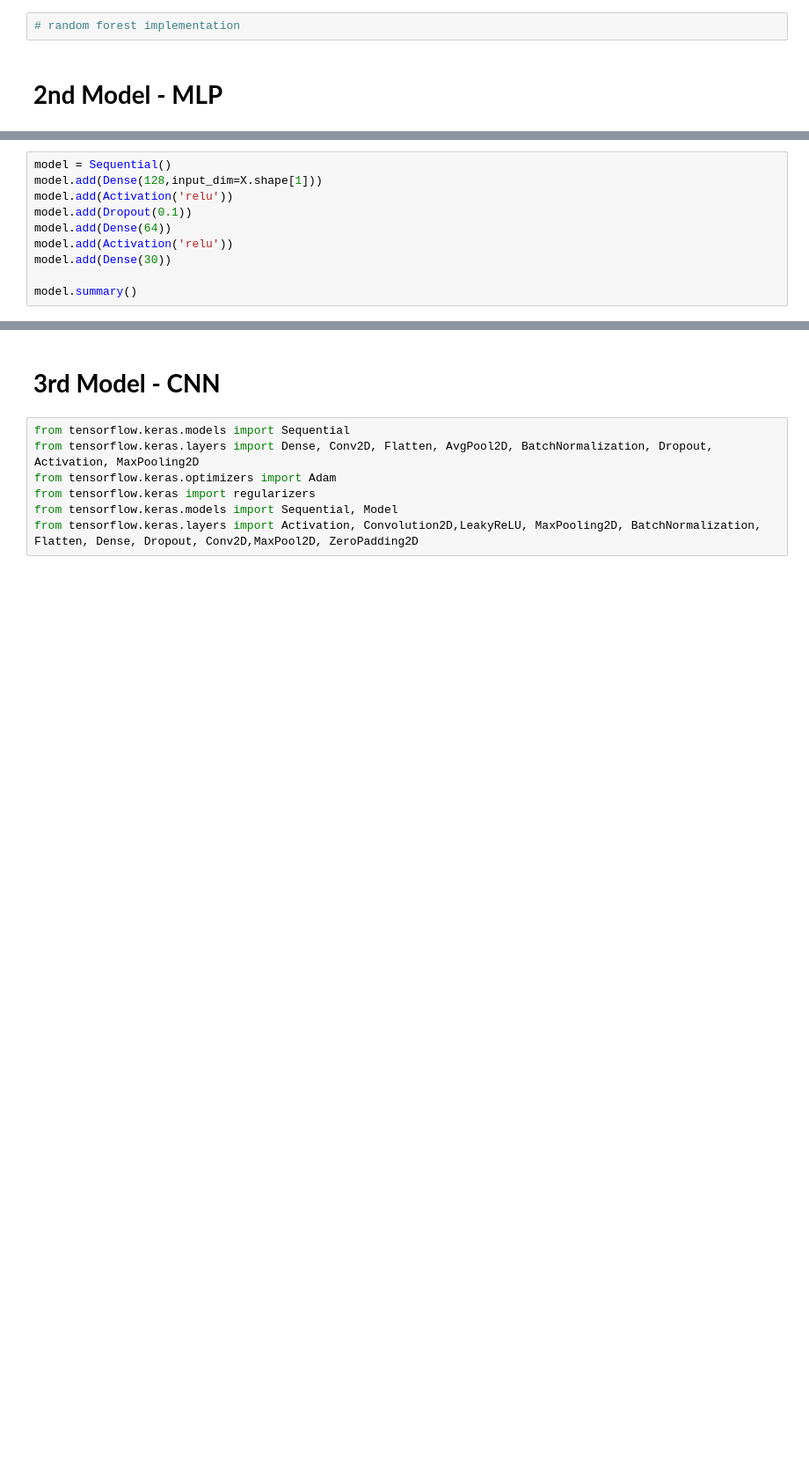
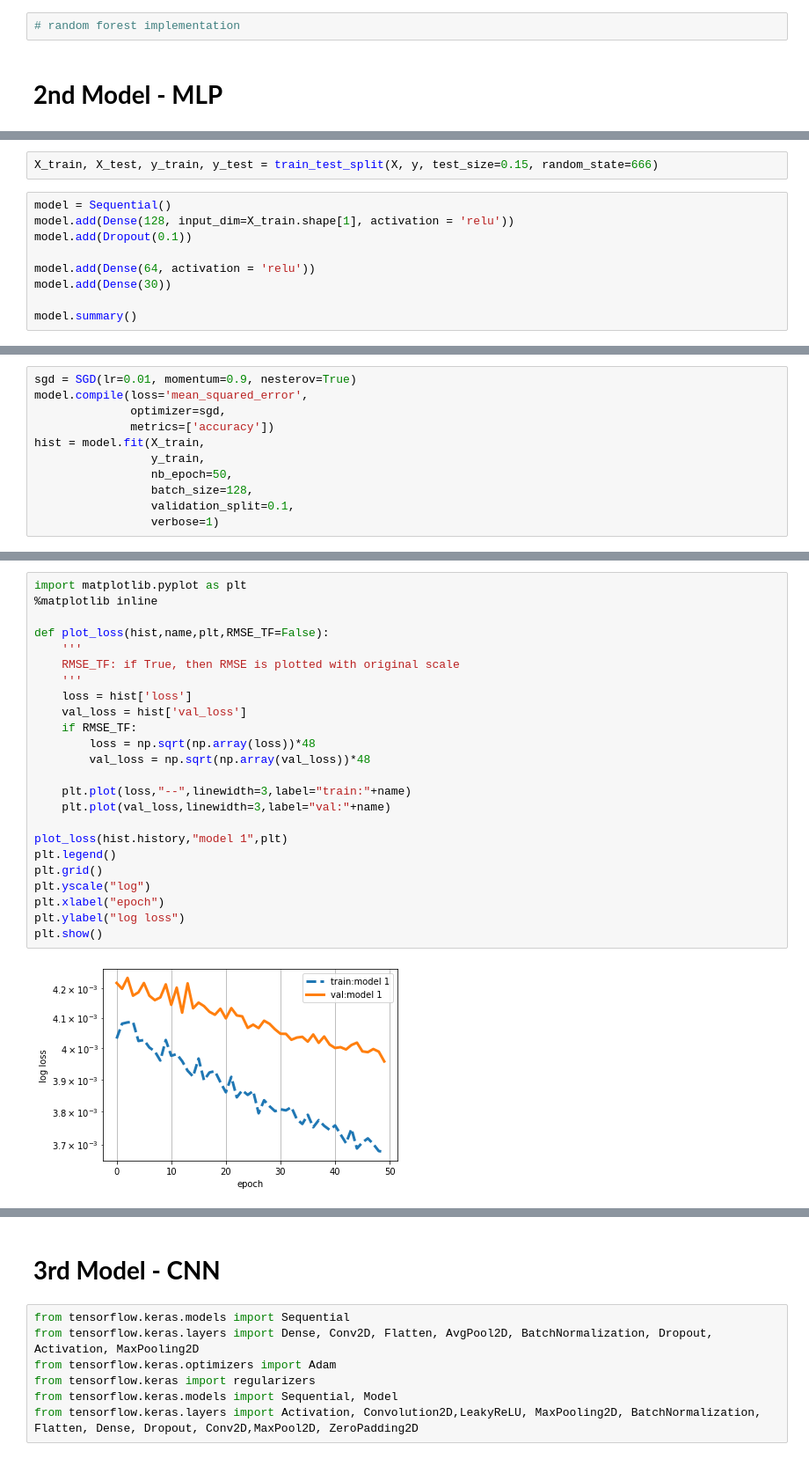
Before and after one commit to blawok/Facial_Keypoints, a Jupyter notebook: facial_keypoint_detection.ipynb, the cells around one changed output, grey strips where cells are left out. Shown: that part at 88% size. Drawn from its saved outputs; the diff is of its cells as text; blank space fills up the shorter version.

```diff
--- a/facial_keypoint_detection.ipynb
+++ b/facial_keypoint_detection.ipynb
@@ -147,10 +159,11 @@ X_train.shape[1]
+# %%
+X_train, X_test, y_train, y_test = train_test_split(X, y, test_size=0.15, random_state=666)
 # %%
 model = Sequential()
-model.add(Dense(128,input_dim=X.shape[1]))
-model.add(Activation('relu'))
+model.add(Dense(128, input_dim=X_train.shape[1], activation = 'relu'))
 model.add(Dropout(0.1))
-model.add(Dense(64))
-model.add(Activation('relu'))
+
+model.add(Dense(64, activation = 'relu'))
 model.add(Dense(30))
 
 model.summary()
@@ -156,0 +187,11 @@ model.summary()
+# %%
+sgd = SGD(lr=0.01, momentum=0.9, nesterov=True)
+model.compile(loss='mean_squared_error',
+              optimizer=sgd,
+              metrics=['accuracy'])
+hist = model.fit(X_train,
+                 y_train,
+                 nb_epoch=50,
+                 batch_size=128,
+                 validation_split=0.1,
+                 verbose=1)
@@ -156,0 +216,26 @@ model.summary()
+# %%
+import matplotlib.pyplot as plt
+%matplotlib inline
+
+def plot_loss(hist,name,plt,RMSE_TF=False):
+    '''
+    RMSE_TF: if True, then RMSE is plotted with original scale
+    '''
+    loss = hist['loss']
+    val_loss = hist['val_loss']
+    if RMSE_TF:
+        loss = np.sqrt(np.array(loss))*48
+        val_loss = np.sqrt(np.array(val_loss))*48
+
+    plt.plot(loss,"--",linewidth=3,label="train:"+name)
+    plt.plot(val_loss,linewidth=3,label="val:"+name)
+
+plot_loss(hist.history,"model 1",plt)
+plt.legend()
+plt.grid()
+plt.yscale("log")
+plt.xlabel("epoch")
+plt.ylabel("log loss")
+plt.show()
+# %% [output]
+[figure, added]
```
Also changed, not shown: parts of 7 cells of this notebook.
